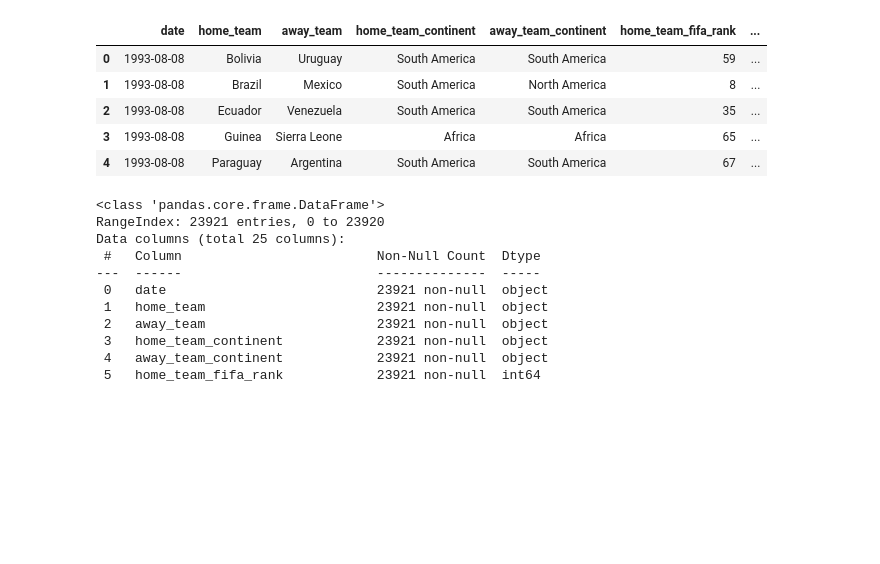
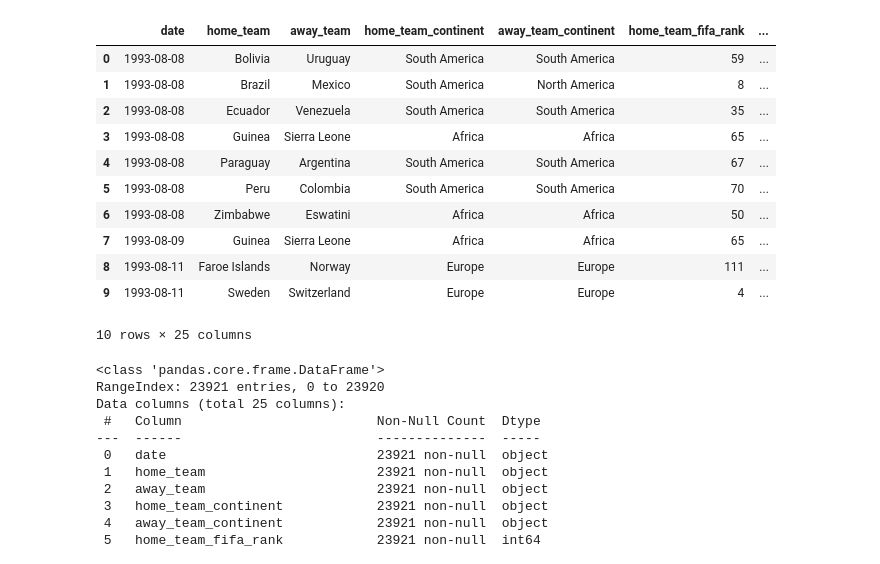
Before and after one commit to javierdamiani/fifa_games, a Jupyter notebook: Fifa.ipynb, the cells around one changed output. Drawn from its saved outputs; the diff is of its cells as text; code cells hidden in the pictures; blank space fills up the shorter version.

```diff
--- a/Fifa.ipynb
+++ b/Fifa.ipynb
@@ -3,17 +6,20 @@ import pandas as pd
 # %%
 df= pd.read_csv('international_matches.csv')
-# %%
-# Configurar pandas para mostrar todas las columnas
-pd.set_option('display.max_columns', None)
 # %%
-df.head(5)
+df.head(10)
 # %% [output]
 |  | date | home_team | away_team | home_team_continent | away_team_continent | home_team_fifa_rank | ... |
 | 0 | 1993-08-08 | Bolivia | Uruguay | South America | South America | 59 | ... |
 | 1 | 1993-08-08 | Brazil | Mexico | South America | North America | 8 | ... |
 | 2 | 1993-08-08 | Ecuador | Venezuela | South America | South America | 35 | ... |
 | 3 | 1993-08-08 | Guinea | Sierra Leone | Africa | Africa | 65 | ... |
 | 4 | 1993-08-08 | Paraguay | Argentina | South America | South America | 67 | ... |
+| 5 | 1993-08-08 | Peru | Colombia | South America | South America | 70 | ... |
+| 6 | 1993-08-08 | Zimbabwe | Eswatini | Africa | Africa | 50 | ... |
+| 7 | 1993-08-09 | Guinea | Sierra Leone | Africa | Africa | 65 | ... |
+| 8 | 1993-08-11 | Faroe Islands | Norway | Europe | Europe | 111 | ... |
+| 9 | 1993-08-11 | Sweden | Switzerland | Europe | Europe | 4 | ... |
+10 rows × 25 columns
 # %%
 df.info()
 # %% [output]
```
Also changed, not shown: parts of 39 cells of this notebook.
